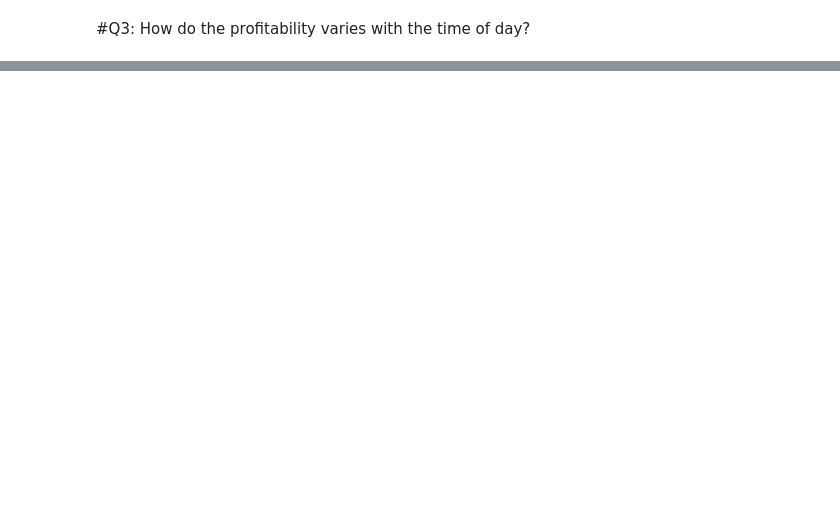
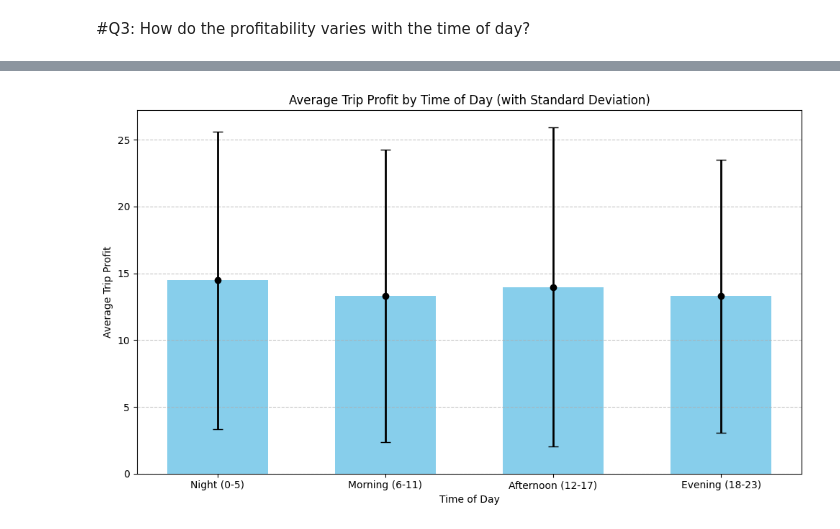
Before and after one commit to aavarela/SPBD_Labs, a Jupyter notebook: project.ipynb, the cells around one changed output, grey strips where cells are left out. Saved outputs shown, nothing was run; the diff lists cells and outputs as text; code cells hidden in the pictures; blank space fills up the shorter version.

```diff
--- a/project.ipynb
+++ b/project.ipynb
@@ -498,0 +476,71 @@ root
+# %%
+#@title Visualize the trip profits as a function of the time of day
+from pyspark.sql.functions import avg, col, hour, when, stddev, count # Added count
+import matplotlib.pyplot as plt
+import seaborn as sns
+import numpy as np
+
+# Extract the hour from 'pickup_datetime'
+final_data_with_hour = final_data.withColumn("pickup_hour", hour(col("pickup_datetime")))
+
+# Create time_of_day_bin based on pickup_hour
+final_data_with_time_bins = final_data_with_hour.withColumn(
+    "time_of_day_bin",
+    when((col("pickup_hour") >= 6) & (col("pickup_hour") <= 11), "Morning (6-11)")
+    .when((col("pickup_hour") >= 12) & (col("pickup_hour") <= 17), "Afternoon (12-17)")
+    .when((col("pickup_hour") >= 18) & (col("pickup_hour") <= 23), "Evening (18-23)")
+    .otherwise("Night (0-5)")
+)
+
+print("Schema of final_data_with_time_bins:")
+final_data_with_time_bins.printSchema()
+print("First 10 rows of final_data_with_time_bins (showing pickup_datetime, pickup_hour, time_of_day_bin):")
+final_data_with_time_bins.select("pickup_datetime", "pickup_hour", "time_of_day_bin").show(10)
+
+# Group by time_of_day_bin and calculate the average, standard deviation, and count of trip_profit
+avg_profit_by_time_of_day = final_data_with_time_bins.groupBy("time_of_day_bin").agg(
+    avg("trip_profit").alias("average_trip_profit"),
+    stddev("trip_profit").alias("stddev_trip_profit"),
+    count("trip_profit").alias("count_trip_profit") # Added count
+)
+
+# Define the order for time of day bins for better visualization
+time_of_day_bin_order = ["Night (0-5)", "Morning (6-11)", "Afternoon (12-17)", "Evening (18-23)"]
+
+# Convert to Pandas DataFrame and reorder the bins
+avg_profit_by_time_of_day_pd = avg_profit_by_time_of_day.toPandas()
+avg_profit_by_time_of_day_pd['time_of_day_bin'] = pd.Categorical(avg_profit_by_time_of_day_pd['time_of_day_bin'], categories=time_of_day_bin_order, ordered=True)
+avg_profit_by_time_of_day_pd = avg_profit_by_time_of_day_pd.sort_values('time_of_day_bin')
+
+print("Average and standard deviation of profit by time of day bin (Pandas DataFrame):")
+print(avg_profit_by_time_of_day_pd)
+
+# Create a bar plot and error bars to visualize average trip profit by time of day bin
+plt.figure(figsize=(10, 6))
+
+# Get positions for the bars
+x_pos = np.arange(len(avg_profit_by_time_of_day_pd))
+
+# Plot the bars
+plt.bar(x_pos,
+        avg_profit_by_time_of_day_pd['average_trip_profit'],
+        color='skyblue',
+        width=0.6)
+
+# Add error bars using the standard deviation
+plt.errorbar(x_pos,
+             avg_profit_by_time_of_day_pd['average_trip_profit'],
+             yerr=avg_profit_by_time_of_day_pd['stddev_trip_profit'], # Using stddev for error bars
+             fmt='o',          # Format of the data points (dots)
+             color='black',    # Color of the error bars
+             capsize=5,        # Length of the error bar caps
+             elinewidth=2)     # Thickness of the error bar lines
+
+plt.title('Average Trip Profit by Time of Day (with Standard Deviation)')
+plt.xlabel('Time of Day')
+plt.ylabel('Average Trip Profit')
+plt.xticks(x_pos, avg_profit_by_time_of_day_pd['time_of_day_bin'])
+plt.grid(axis='y', linestyle='--', alpha=0.7)
+plt.tight_layout()
+plt.show()
+# %% [output]
@@ -498,0 +564 @@ root
+[figure, added]
```
Also changed, not shown: parts of 4 cells of this notebook.
